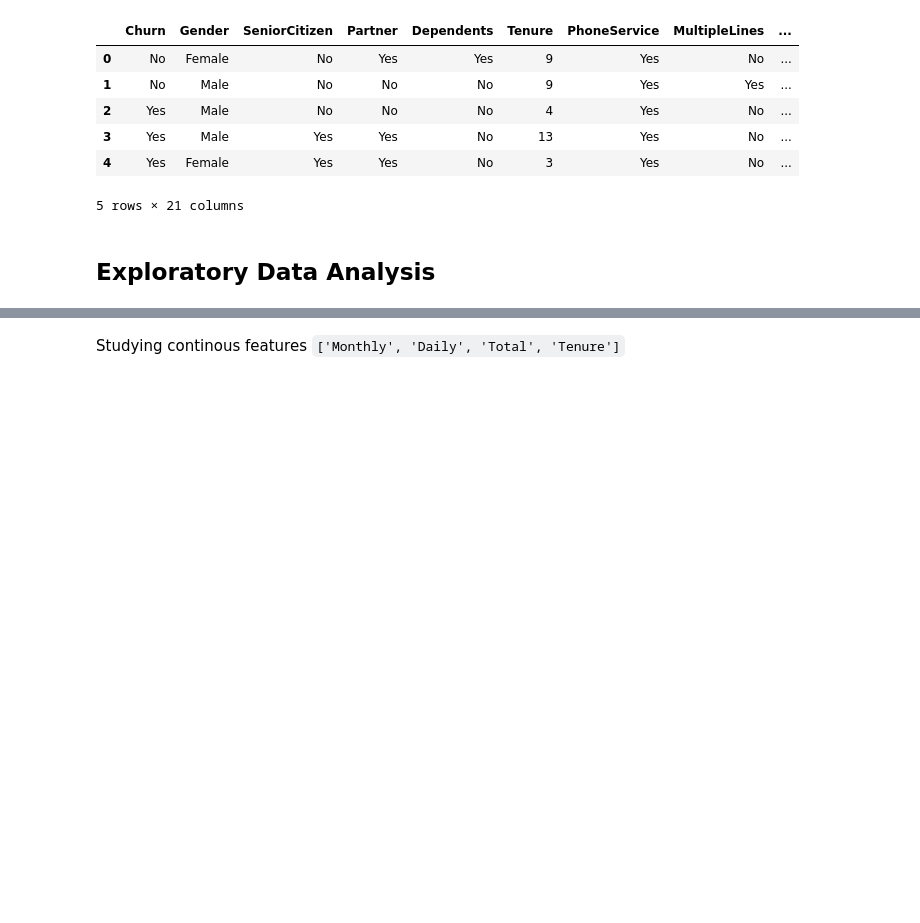
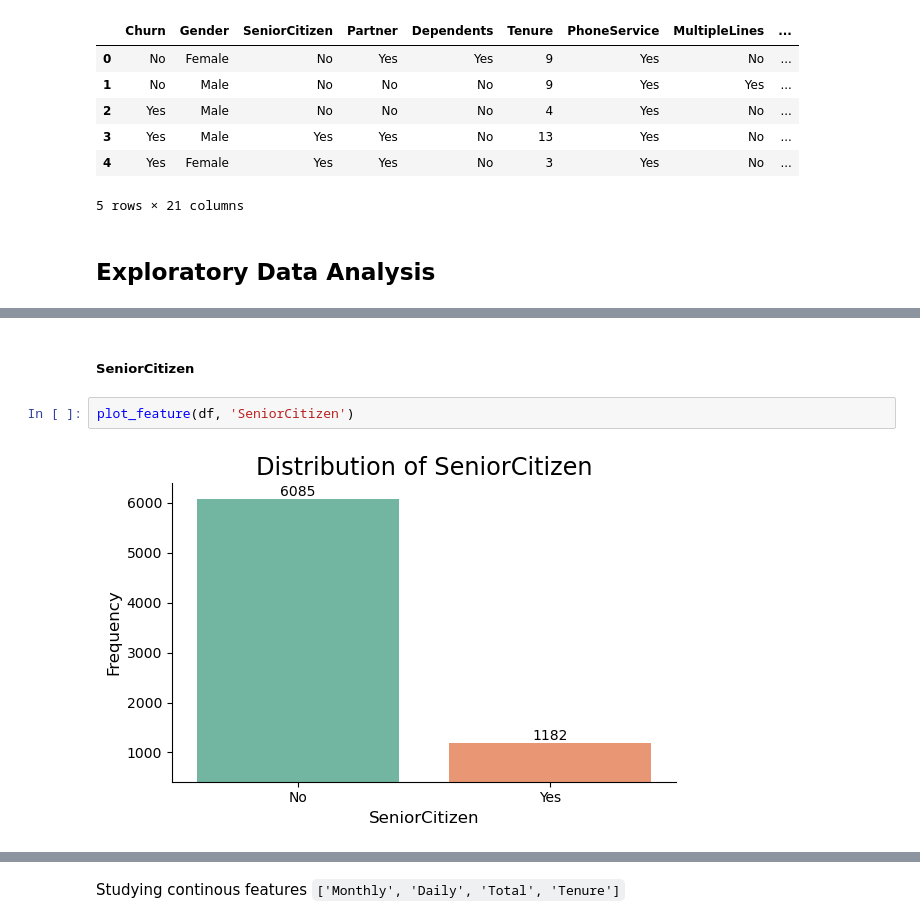
Before and after one commit to DanielCrema/oracle-one-data-science-challenge3-telecom-x-2, a Jupyter notebook: main.ipynb, the cells around one changed output, grey strips where cells are left out. Drawn from its saved outputs; the diff is of its cells as text; blank space fills up the shorter version.

```diff
--- a/main.ipynb
+++ b/main.ipynb
@@ -34,0 +90,6 @@ df.head()
+# %% [markdown]
+##### SeniorCitizen
+# %%
+plot_feature(df, 'SeniorCitizen')
+# %% [output]
+[figure, added]
```
Also changed, not shown: parts of 68 cells of this notebook, 4 other files.
